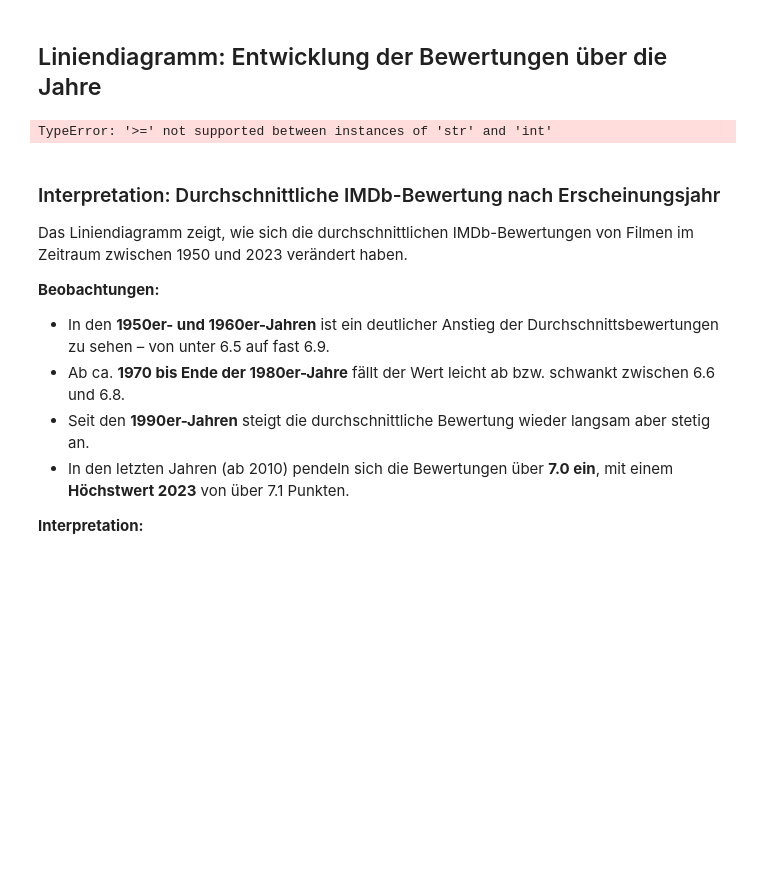
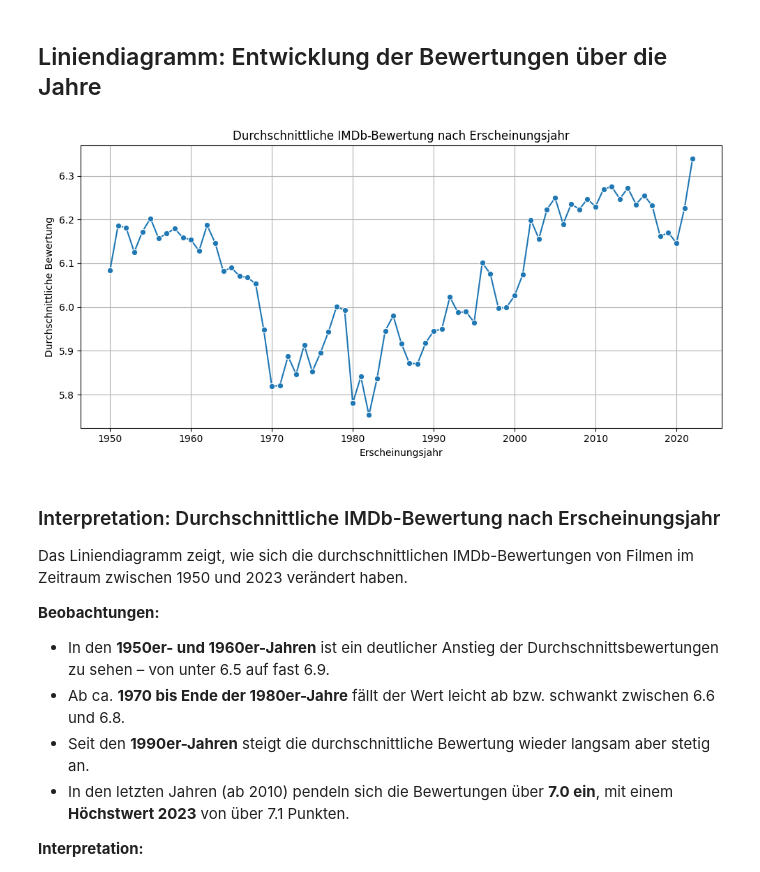
Before and after one commit to NBogo/python_filmanalyse, a Jupyter notebook: notebooks/02_visualisierung_statistik.ipynb, the cells around one changed output. Saved outputs shown, nothing was run; the diff lists cells and outputs as text; code cells hidden in the pictures; blank space fills up the shorter version.

```diff
--- a/notebooks/02_visualisierung_statistik.ipynb
+++ b/notebooks/02_visualisierung_statistik.ipynb
@@ -182,22 +182,23 @@ Gleichzeitig zeigt sich eine hohe Varianz – vor allem bei Genres mit vielen Pr
 ## Liniendiagramm: Entwicklung der Bewertungen über die Jahre
 # %%
 df_years = df.copy()
+df_years["startYear"] = pd.to_numeric(df_years["startYear"], errors="coerce")
 df_years = df_years[df_years["startYear"].between(1950, 2022)]
 
 # Gruppieren und Mittelwerte berechnen
 ratings_by_year = df_years.groupby("startYear")["averageRating"].mean().reset_index()
 
 # Plot
 plt.figure(figsize=(10, 5))
 sns.lineplot(data=ratings_by_year, x="startYear", y="averageRating", marker="o")
 plt.title("Durchschnittliche IMDb-Bewertung nach Erscheinungsjahr")
 plt.xlabel("Erscheinungsjahr")
 plt.ylabel("Durchschnittliche Bewertung")
 plt.grid(True)
 plt.tight_layout()
 plt.show()
 # %% [output]
-TypeError: '>=' not supported between instances of 'str' and 'int'
+[figure, added]
 # %% [markdown]
 ### Interpretation: Durchschnittliche IMDb-Bewertung nach Erscheinungsjahr
 
```
Also changed, not shown: parts of 4 cells of this notebook.
